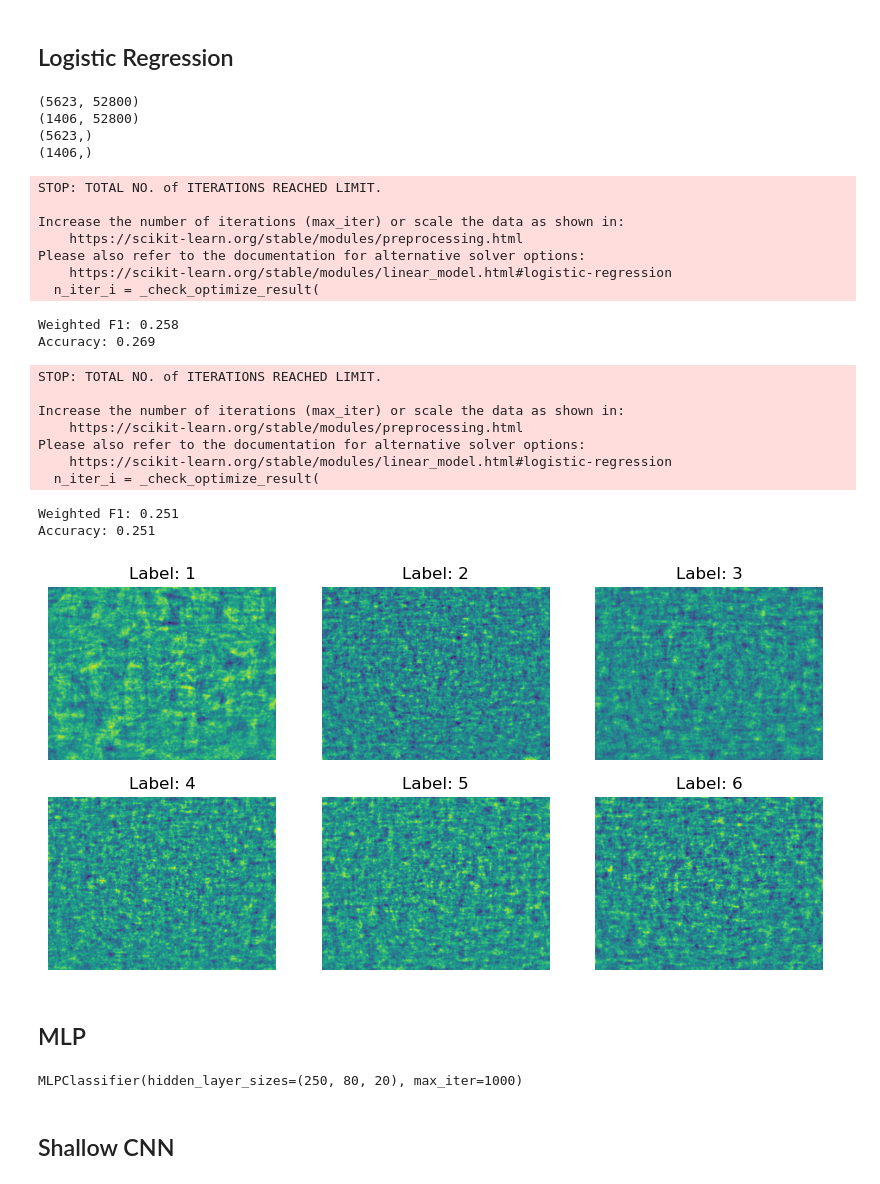
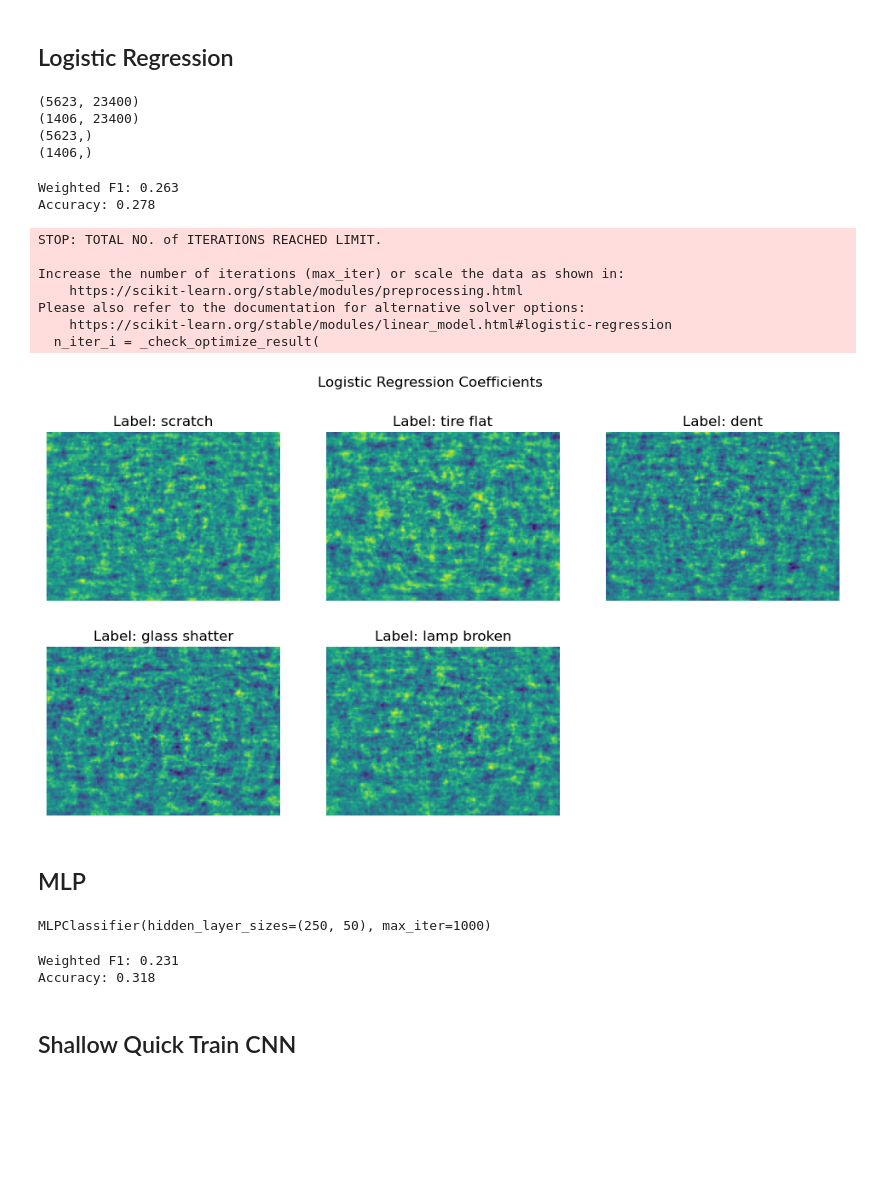
Before and after one commit to landonbuskirk/cmse492_project, a Jupyter notebook: notebooks/baseline_models.ipynb, the cells around one changed output. Drawn from its saved outputs; the diff is of its cells as text; code cells hidden in the pictures; blank space fills up the shorter version.

```diff
--- a/notebooks/baseline_models.ipynb
+++ b/notebooks/baseline_models.ipynb
@@ -47,8 +62,8 @@ Accuracy: 0.326
 # %% [markdown]
 ## Logistic Regression
 # %%
-X_train_flat = dl.load_flat_imgs('../data/processed/train/images/')
-X_test_flat = dl.load_flat_imgs('../data/processed/test/images/')
+X_train_flat = dl.load_data('../data/processed/train/images/', flat=True)
+X_test_flat = dl.load_data('../data/processed/test/images/', flat=True)
 y_train = pd.read_csv('../data/processed/train/labels.csv')['label'].values
 y_test = pd.read_csv('../data/processed/test/labels.csv')['label'].values
 print(X_train_flat.shape)
@@ -56,8 +71,8 @@ print(X_test_flat.shape)
 print(y_train.shape)
 print(y_test.shape)
 # %% [output]
-(5623, 52800)
-(1406, 52800)
+(5623, 23400)
+(1406, 23400)
 (5623,)
 (1406,)
 # %%
@@ -73,61 +88,45 @@ print(f"Accuracy: {accuracy:.3f}")
 # Weighted F1: 0.251
 # Accuracy: 0.251
 # %% [output]
-STOP: TOTAL NO. of ITERATIONS REACHED LIMIT.
-
-Increase the number of iterations (max_iter) or scale the data as shown in:
-    https://scikit-learn.org/stable/modules/preprocessing.html
-Please also refer to the documentation for alternative solver options:
-    https://scikit-learn.org/stable/modules/linear_model.html#logistic-regression
-  n_iter_i = _check_optimize_result(
+Weighted F1: 0.263
+Accuracy: 0.278
-Weighted F1: 0.258
-Accuracy: 0.269
+STOP: TOTAL NO. of ITERATIONS REACHED LIMIT.
+
+Increase the number of iterations (max_iter) or scale the data as shown in:
+    https://scikit-learn.org/stable/modules/preprocessing.html
+Please also refer to the documentation for alternative solver options:
+    https://scikit-learn.org/stable/modules/linear_model.html#logistic-regression
+  n_iter_i = _check_optimize_result(
-# %%
-clf = LogisticRegression(max_iter=1000, n_jobs=-1)
-clf.fit(X_train_flat, y_train)
-y_pred = clf.predict(X_test_flat)
-f1_weighted = f1_score(y_test, y_pred, average='weighted')
-print(f'Weighted F1: {f1_weighted:.3f}')
-accuracy = accuracy_score(y_test, y_pred)
-print(f"Accuracy: {accuracy:.3f}")
-
-# OUTPUT
-# Weighted F1: 0.251
-# Accuracy: 0.251
-# %% [output]
-STOP: TOTAL NO. of ITERATIONS REACHED LIMIT.
-
-Increase the number of iterations (max_iter) or scale the data as shown in:
-    https://scikit-learn.org/stable/modules/preprocessing.html
-Please also refer to the documentation for alternative solver options:
-    https://scikit-learn.org/stable/modules/linear_model.html#logistic-regression
-  n_iter_i = _check_optimize_result(
-Weighted F1: 0.251
-Accuracy: 0.251
 # %%
-plt.figure(figsize=(10, 5))
+label_code = pd.Series({1: 'crack', 2: 'scratch', 3: 'tire flat', 4: 'dent', 5: 'glass shatter', 6: 'lamp broken'})
+
+plt.figure(figsize=(12, 6))
 for i in range(5):
     plt.subplot(2, 3, i+1)
-    plt.imshow(clf.coef_[i].reshape(200, 264))
+    plt.imshow(clf.coef_[i].reshape(130, 180))
     plt.axis('off')
-    plt.title(f'Label: {clf.classes_[i]}')
+    plt.title(f'Label: {label_code[clf.classes_[i]]}')
+plt.suptitle('Logistic Regression Coefficients')
 plt.show()
 # %% [output]
-[figure, old version]
+[figure, new version]
 # %% [markdown]
 ## MLP
 # %%
 # use flat data to train sklearn mlp
 from sklearn.neural_network import MLPClassifier
-mlp = MLPClassifier(hidden_layer_sizes=(250, 80, 20), max_iter=1000)
+mlp = MLPClassifier(hidden_layer_sizes=(250, 50), max_iter=1000)
 mlp.fit(X_train_flat, y_train)
 # %% [output]
-MLPClassifier(hidden_layer_sizes=(250, 80, 20), max_iter=1000)
+MLPClassifier(hidden_layer_sizes=(250, 50), max_iter=1000)
 # %%
-y_pred = clf.predict(X_test_flat)
+y_pred = mlp.predict(X_test_flat)
 f1_weighted = f1_score(y_test, y_pred, average='weighted')
 print(f'Weighted F1: {f1_weighted:.3f}')
 accuracy = accuracy_score(y_test, y_pred)
 print(f"Accuracy: {accuracy:.3f}")
+# %% [output]
+Weighted F1: 0.231
+Accuracy: 0.318
 # %% [markdown]
-## Shallow CNN
+## Shallow Quick Train CNN
```
Also changed, not shown: parts of 6 cells of this notebook, 27 other files.
